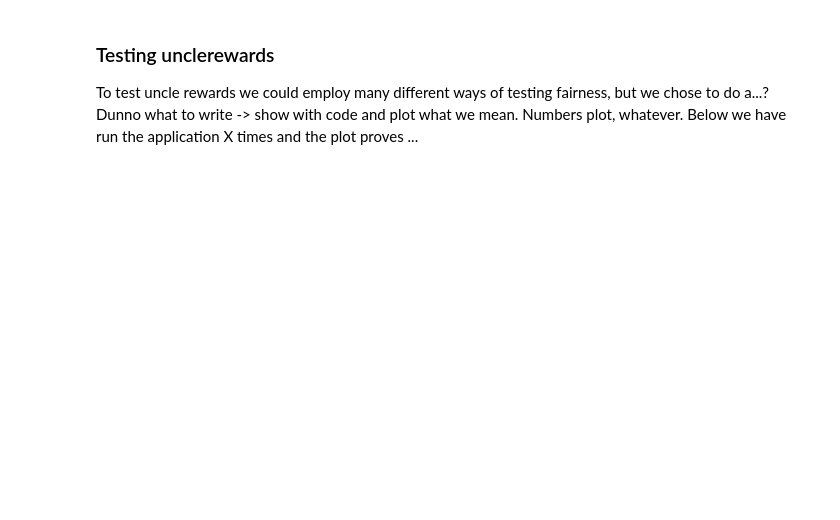
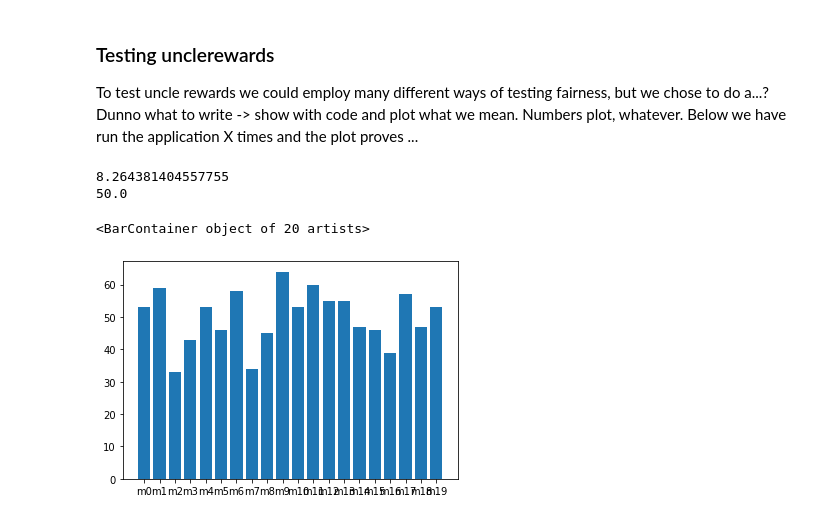
Before and after one commit to Od1nB/ProjectBlockchain, a Jupyter notebook: Project2_Uncles.ipynb, the cells around one changed output. Drawn from its saved outputs; the diff is of its cells as text; code cells hidden in the pictures; blank space fills up the shorter version.

```diff
--- a/Project2_Uncles.ipynb
+++ b/Project2_Uncles.ipynb
@@ -375,3 +453,20 @@ AttributeError: module 'numpy' has no attribute 'avg'
 
 To test uncle rewards we could employ many different ways of testing fairness, but we chose to do a...? Dunno what to write
 -> show with code and plot what we mean. Numbers plot, whatever. Below we have run the application X times and the plot proves ...
+# %%
+miner_rewards_avg_unc = [0]*20
+for i in range(10):
+    bc, m, s = run(num_miners=20, num_blocks=1000,uncle_reward=10)
+    _, rewards = getRewards(m)
+for mi in range(len(m)):
+    miner_rewards_avg_unc[mi] += m[mi].reward
+miner_rewards_avg_unc[:] = [x / 10 for x in miner_rewards_avg_unc]
+miner_names_unc = ["m"+ str(i) for i, _ in enumerate(miner_rewards_avg_unc)]
+print(np.std(miner_rewards_avg_unc))
+print(np.average(miner_rewards_avg_unc))
+plt.bar(miner_names_unc,miner_rewards_avg_unc)
+# %% [output]
+8.264381404557755
+50.0
+<BarContainer object of 20 artists>
+[figure, added]
```
Also changed, not shown: parts of 6 cells of this notebook.
